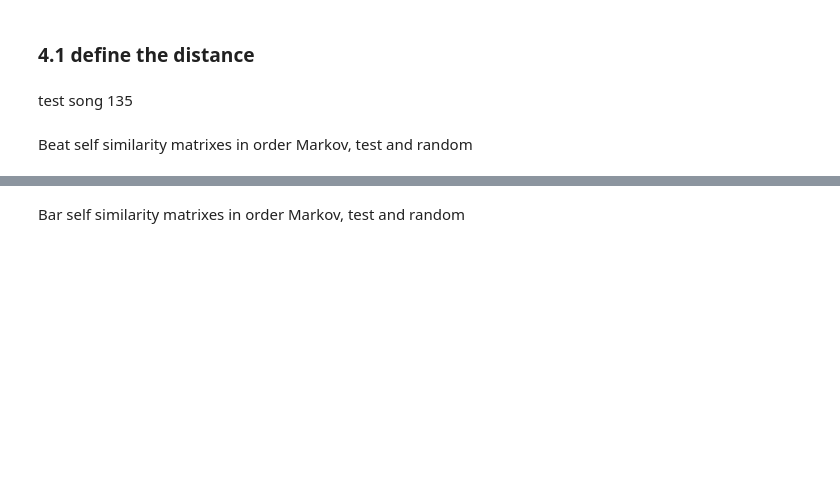
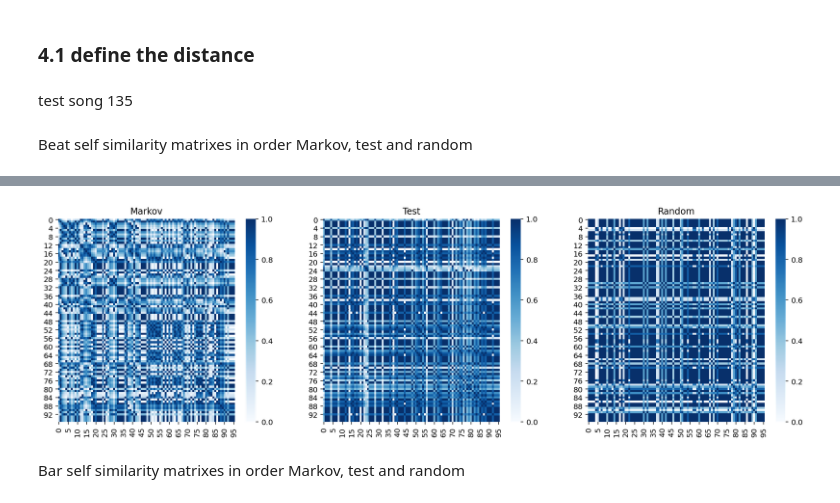
Before and after one commit to zwierski/dh-401-piece-generation-group-2, a Jupyter notebook: assignment3.ipynb, the cells around one changed output, grey strips where cells are left out. Cells and saved outputs as stored; diff of their text form; code cells hidden in the pictures; blank space fills up the shorter version.

```diff
--- a/assignment3.ipynb
+++ b/assignment3.ipynb
@@ -646,7 +646,7 @@ def self_similarity_matrix_for_beat(song_0):
     # first make it into one vector
     song_1 = make_into_one_vector(song_0)
     # calculate the self similarity matrix
-    distances = np.abs(np.subtract.outer(song_1, song_1))
+    distances = np.abs(np.subtract.outer(song_1, song_1)) % 12
     self_similarity_matrix = 1 - (distances / np.max(distances))
 
     # self_similarity_matrix = np.zeros((len(song_1), len(song_1)))
@@ -699,2 +688,18 @@ print_heatmap(self_similarity_matrix_random)
+# %%
+self_similarity_matrix_markov = self_similarity_matrix_for_beat(song_0_markov)
+self_similarity_matrix_test = self_similarity_matrix_for_beat(song_0_test)
+self_similarity_matrix_random = self_similarity_matrix_for_beat(song_0_random)
+
+# display the subplots horizontally
+fig, (ax1, ax2, ax3) = plt.subplots(1, 3, figsize=(18, 5))
+sns.heatmap(self_similarity_matrix_markov, cmap='Blues', ax=ax1)
+sns.heatmap(self_similarity_matrix_test, cmap='Blues', ax=ax2)
+sns.heatmap(self_similarity_matrix_random, cmap='Blues', ax=ax3)
+ax1.set_title('Markov')
+ax2.set_title('Test')
+ax3.set_title('Random')
+plt.show()
+# %% [output]
+[figure, added]
 # %% [markdown]
 Bar self similarity matrixes in order Markov, test and random
```
Also changed, not shown: parts of 6 cells of this notebook.
